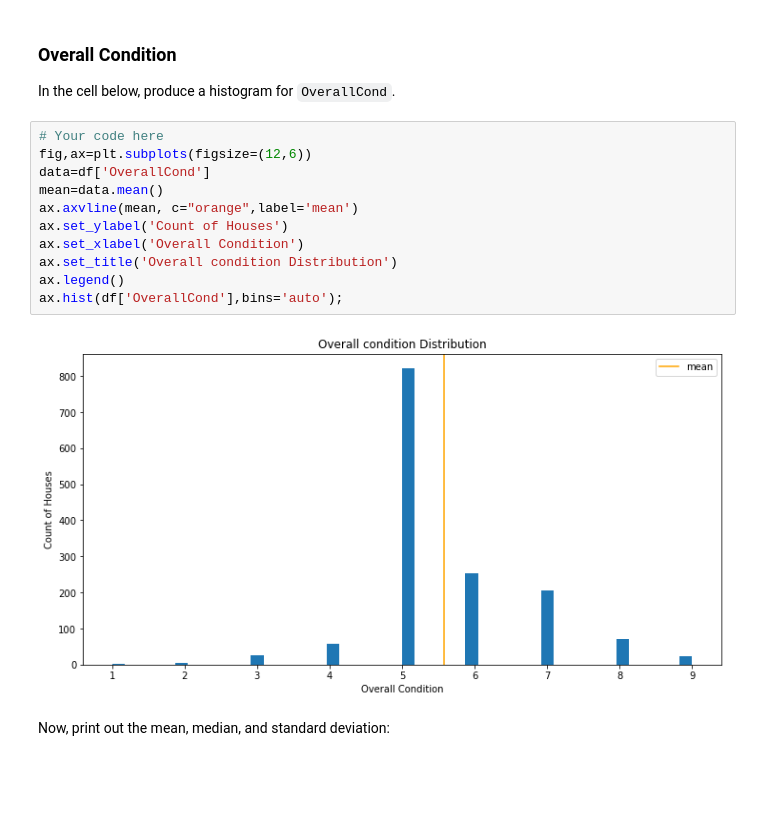
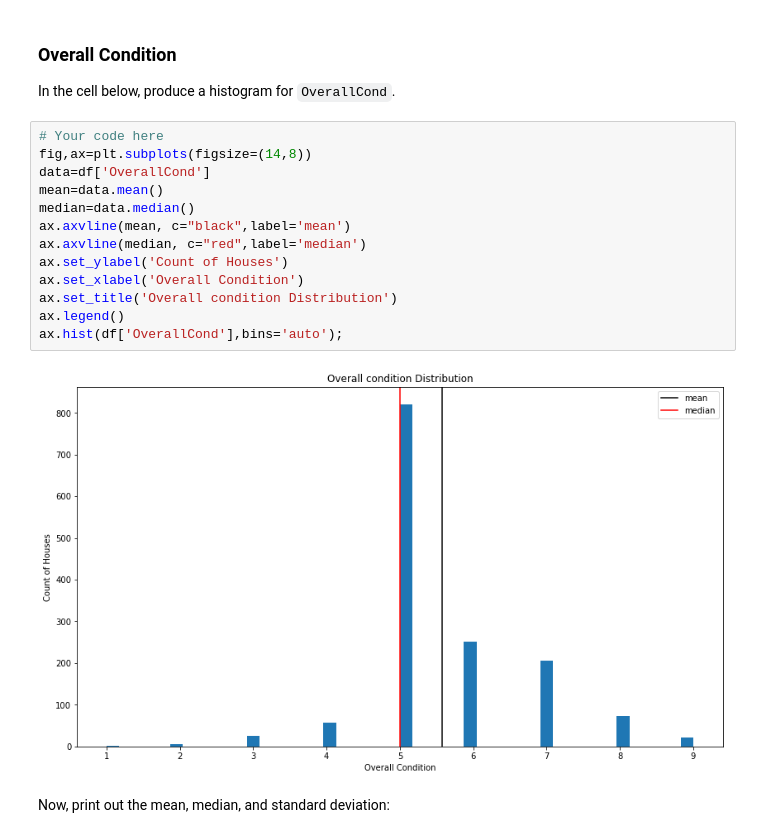
Before and after one commit to nkevin90/dsc-pandas-eda-lab, a Jupyter notebook: index.ipynb, the cells around one changed output. Saved outputs shown, nothing was run; the diff lists cells and outputs as text; blank space fills up the shorter version.

```diff
--- a/index.ipynb
+++ b/index.ipynb
@@ -260,17 +262,19 @@ the Total rooms are skewed towards the center
 In the cell below, produce a histogram for `OverallCond`.
 # %%
 # Your code here
-fig,ax=plt.subplots(figsize=(12,6))
+fig,ax=plt.subplots(figsize=(14,8))
 data=df['OverallCond']
 mean=data.mean()
-ax.axvline(mean, c="orange",label='mean')
+median=data.median()
+ax.axvline(mean, c="black",label='mean')
+ax.axvline(median, c="red",label='median')
 ax.set_ylabel('Count of Houses')
 ax.set_xlabel('Overall Condition')
 ax.set_title('Overall condition Distribution')
 ax.legend()
 ax.hist(df['OverallCond'],bins='auto');
 # %% [output]
-[figure, old version]
+[figure, new version]
 # %% [markdown]
 Now, print out the mean, median, and standard deviation:
 # %%
```
Also changed, not shown: parts of 8 cells of this notebook.
